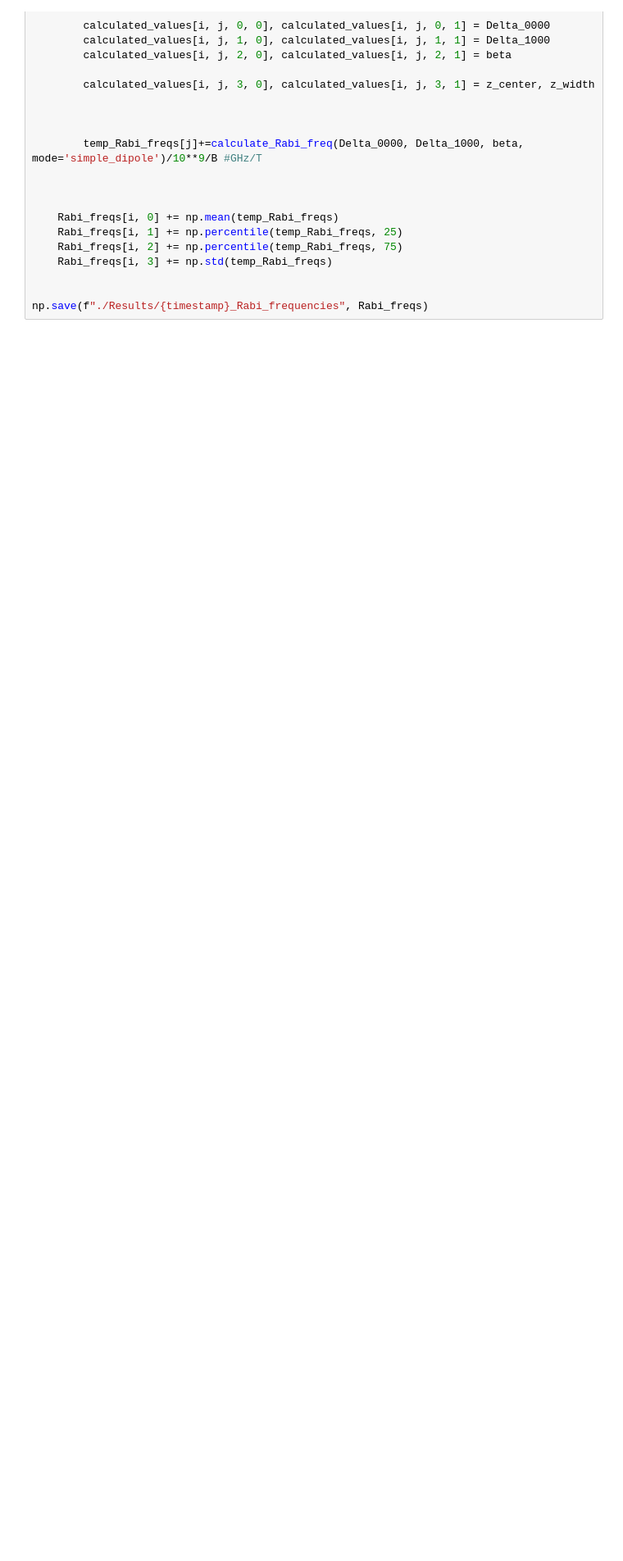
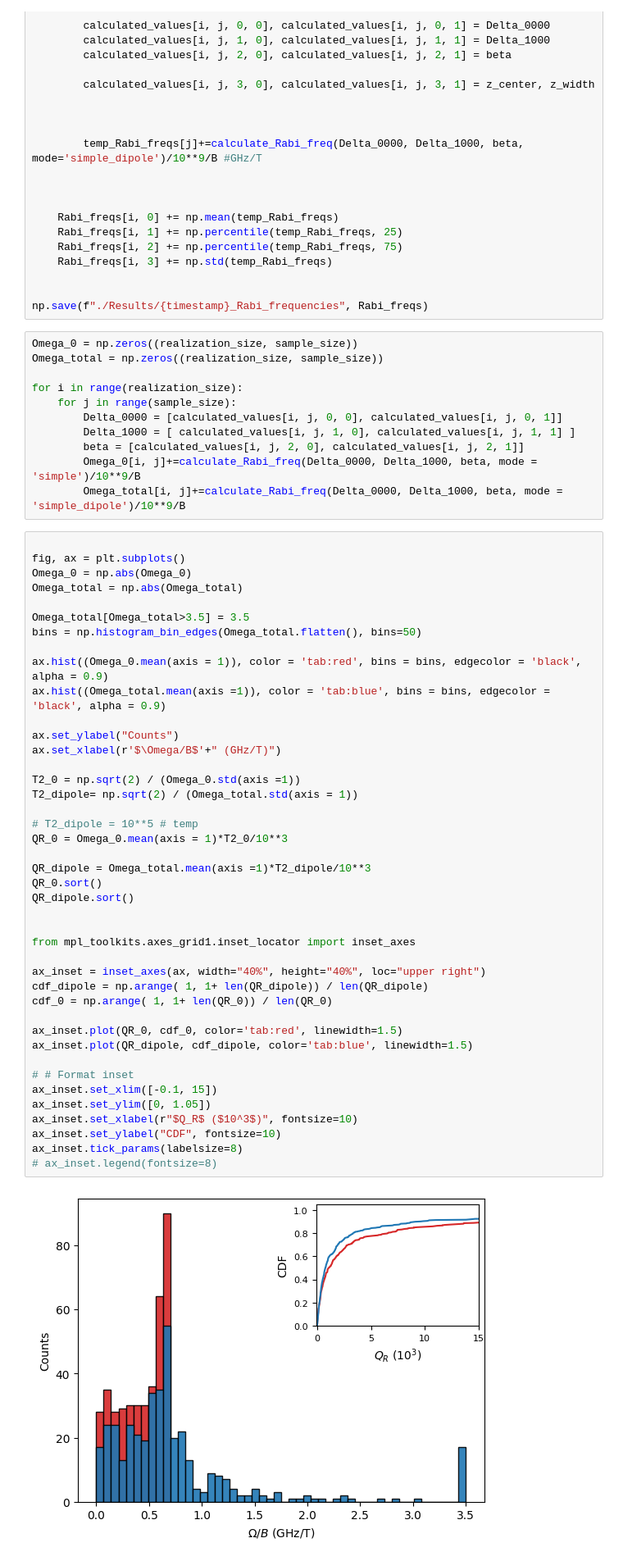
Before and after one commit to Minyoung-Kim1110/Rabi_WW, a Jupyter notebook: main.ipynb, the cells around one changed output. Shown at 82% size. Cells and saved outputs as stored; diff of their text form; blank space fills up the shorter version.

```diff
--- a/main.ipynb
+++ b/main.ipynb
@@ -358,6 +352,61 @@ for i in range(realization_size):
 
 
 np.save(f"./Results/{timestamp}_Rabi_frequencies", Rabi_freqs)
+# %%
+Omega_0 = np.zeros((realization_size, sample_size))
+Omega_total = np.zeros((realization_size, sample_size))
+
+for i in range(realization_size):
+    for j in range(sample_size):
+        Delta_0000 = [calculated_values[i, j, 0, 0], calculated_values[i, j, 0, 1]]
+        Delta_1000 = [ calculated_values[i, j, 1, 0], calculated_values[i, j, 1, 1] ]
+        beta = [calculated_values[i, j, 2, 0], calculated_values[i, j, 2, 1]]
+        Omega_0[i, j]+=calculate_Rabi_freq(Delta_0000, Delta_1000, beta, mode = 'simple')/10**9/B
+        Omega_total[i, j]+=calculate_Rabi_freq(Delta_0000, Delta_1000, beta, mode = 'simple_dipole')/10**9/B
+# %%
+
+fig, ax = plt.subplots()
+Omega_0 = np.abs(Omega_0)
+Omega_total = np.abs(Omega_total)
+
+Omega_total[Omega_total>3.5] = 3.5
+bins = np.histogram_bin_edges(Omega_total.flatten(), bins=50)
+
+ax.hist((Omega_0.mean(axis = 1)), color = 'tab:red', bins = bins, edgecolor = 'black', alpha = 0.9)
+ax.hist((Omega_total.mean(axis =1)), color = 'tab:blue', bins = bins, edgecolor = 'black', alpha = 0.9)
+
+ax.set_ylabel("Counts")
+ax.set_xlabel(r'$\Omega/B$'+" (GHz/T)")
+
+T2_0 = np.sqrt(2) / (Omega_0.std(axis =1))
+T2_dipole= np.sqrt(2) / (Omega_total.std(axis = 1))
+
+# T2_dipole = 10**5 # temp
+QR_0 = Omega_0.mean(axis = 1)*T2_0/10**3
+
+QR_dipole = Omega_total.mean(axis =1)*T2_dipole/10**3
+QR_0.sort()
+QR_dipole.sort()
+
+
+from mpl_toolkits.axes_grid1.inset_locator import inset_axes
+
+ax_inset = inset_axes(ax, width="40%", height="40%", loc="upper right")
+cdf_dipole = np.arange( 1, 1+ len(QR_dipole)) / len(QR_dipole)
+cdf_0 = np.arange( 1, 1+ len(QR_0)) / len(QR_0)
+
+ax_inset.plot(QR_0, cdf_0, color='tab:red', linewidth=1.5)
+ax_inset.plot(QR_dipole, cdf_dipole, color='tab:blue', linewidth=1.5)
+
+# # Format inset
+ax_inset.set_xlim([-0.1, 15])
+ax_inset.set_ylim([0, 1.05])
+ax_inset.set_xlabel(r"$Q_R$ ($10^3$)", fontsize=10)
+ax_inset.set_ylabel("CDF", fontsize=10)
+ax_inset.tick_params(labelsize=8)
+# ax_inset.legend(fontsize=8)
+# %% [output]
+[figure, added]
 # %%
 # It takes time!!
 
```
Also changed, not shown: parts of 39 cells of this notebook.
